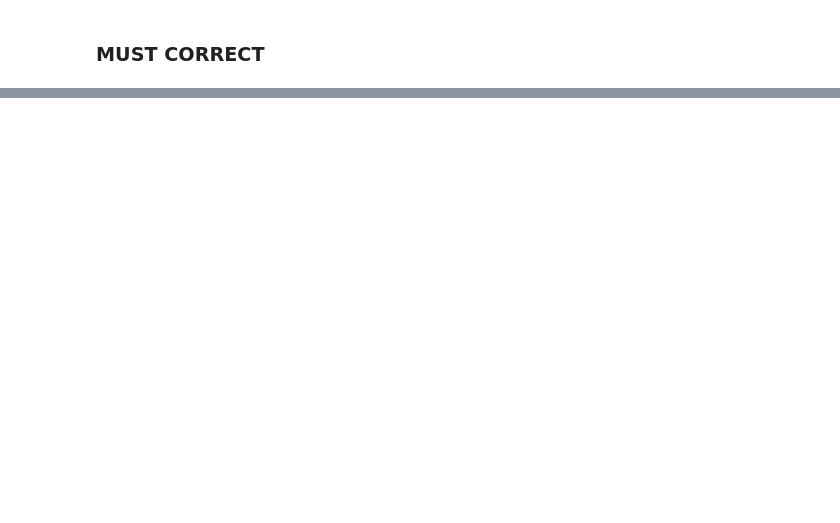
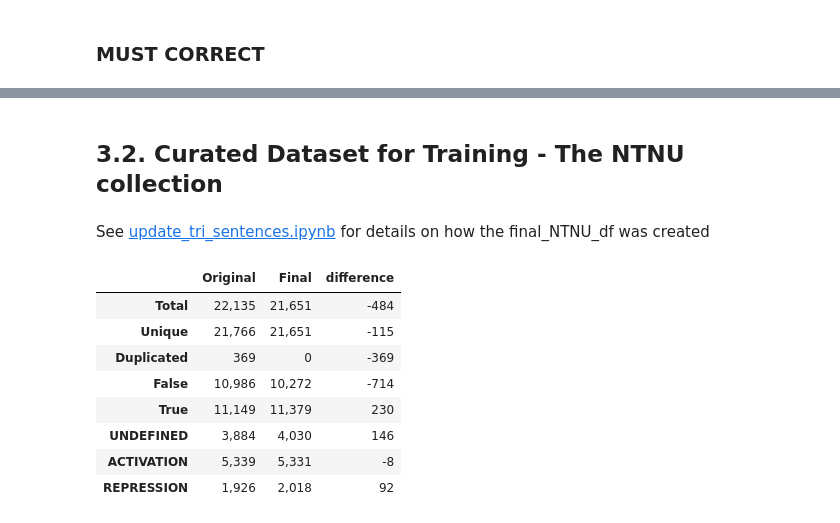
Before and after one commit to Rbbt-Workflows/ExTRI2, a Jupyter notebook: analysis/analysis.ipynb, the cells around one changed output, grey strips where cells are left out. Saved outputs shown, nothing was run; the diff lists cells and outputs as text; code cells hidden in the pictures; blank space fills up the shorter version.

```diff
--- a/analysis/analysis.ipynb
+++ b/analysis/analysis.ipynb
@@ -1230,0 +1333,38 @@ Issues in unvalid sentences
+# %% [markdown]
+## 3.2. Curated Dataset for Training - The NTNU collection
+# %% [markdown]
+See [update_tri_sentences.ipynb](../scripts/classifiers_training/updated_tri_sentences.ipynb) for details on how the final_NTNU_df was created
+# %%
+original_NTNU_df = pd.read_csv('../data/external/original_tri_sentences.tsv', sep='\t', skiprows=1)
+final_NTNU_df = pd.read_csv('../classifiers_training/data/tri_sentences.tsv', sep='\t')
+
+def display_NTNU_analysis():
+    NTNU_analysis = {'Original': {}, 'Final': {}}
+
+    for name, df in [('Original', original_NTNU_df), ('Final', final_NTNU_df)]:
+        NTNU_analysis[name]['Total'] = len(df)
+        NTNU_analysis[name]['Unique'] = len(df[['Sentence', 'TF', 'TG']].drop_duplicates())
+        NTNU_analysis[name]['Duplicated'] = (df[['Sentence', 'TF', 'TG']].duplicated().sum())
+
+
+        for TRI in [False, True]:
+            NTNU_analysis[name][TRI] = len(df[df['Label'] == TRI])
+        for MoR in ['UNDEFINED', 'ACTIVATION', 'REPRESSION']:
+            NTNU_analysis[name][MoR] = len(df[df['Type'] == MoR])
+
+    NTNU_analysis = pd.DataFrame.from_dict(NTNU_analysis)
+    NTNU_analysis['difference'] = NTNU_analysis['Final'] - NTNU_analysis['Original']
+
+    display(NTNU_analysis.map(lambda x: f"{x:,}" if isinstance(x, int) else x))
+
+display_NTNU_analysis()
+# %% [output]
+|  | Original | Final | difference |
+| Total | 22,135 | 21,651 | -484 |
+| Unique | 21,766 | 21,651 | -115 |
+| Duplicated | 369 | 0 | -369 |
+| False | 10,986 | 10,272 | -714 |
+| True | 11,149 | 11,379 | 230 |
+| UNDEFINED | 3,884 | 4,030 | 146 |
+| ACTIVATION | 5,339 | 5,331 | -8 |
+| REPRESSION | 1,926 | 2,018 | 92 |
```
Also changed, not shown: parts of 27 cells of this notebook, 18 other files.
